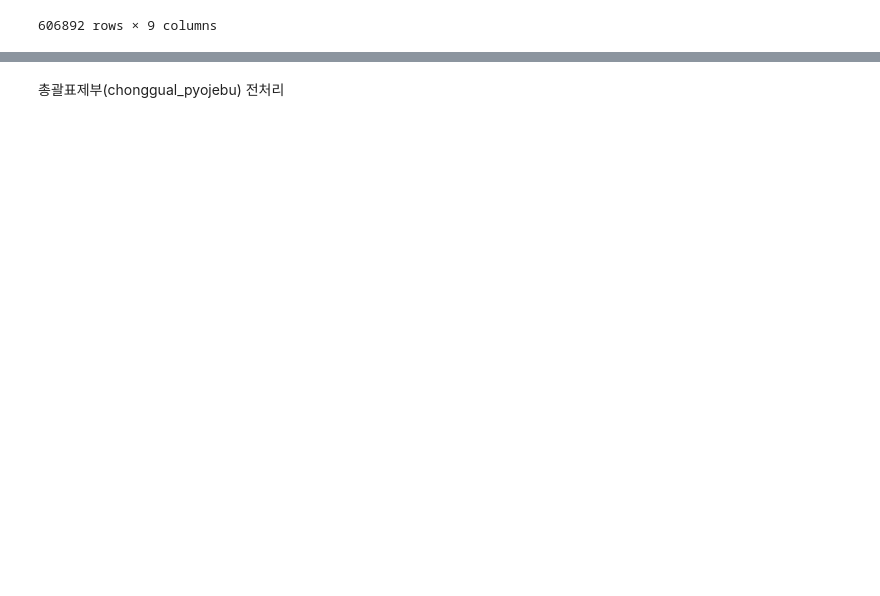
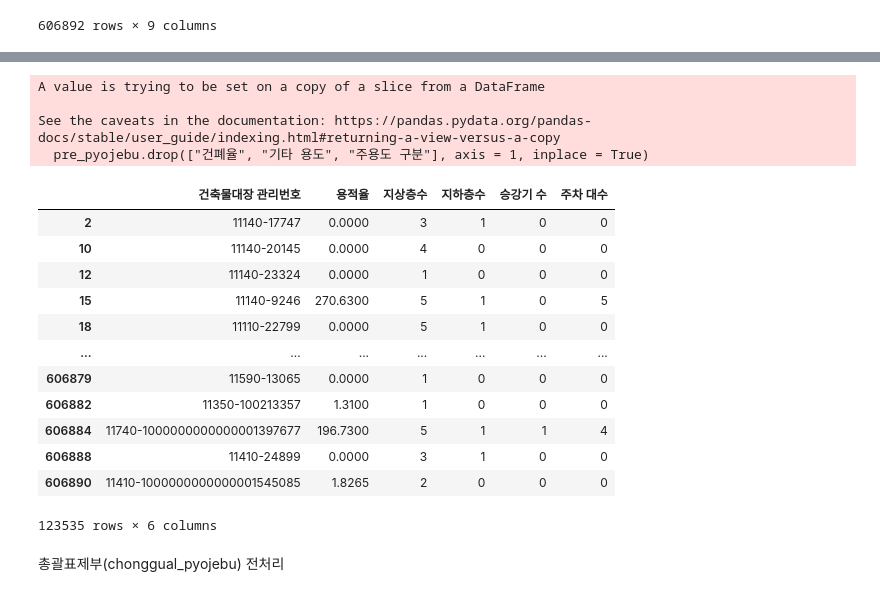
Before and after one commit to Capstone-4/BuildingPre, a Jupyter notebook: building.ipynb, the cells around one changed output, grey strips where cells are left out. Cells and saved outputs as stored; diff of their text form; code cells hidden in the pictures; blank space fills up the shorter version.

```diff
--- a/building.ipynb
+++ b/building.ipynb
@@ -242 +175,22 @@ pre_pyojebu
+# %%
+pre_pyojebu.drop(["건폐율", "기타 용도", "주용도 구분"], axis = 1, inplace = True)
+pre_pyojebu
+# %% [output]
+A value is trying to be set on a copy of a slice from a DataFrame
+
+See the caveats in the documentation: https://pandas.pydata.org/pandas-docs/stable/user_guide/indexing.html#returning-a-view-versus-a-copy
+  pre_pyojebu.drop(["건폐율", "기타 용도", "주용도 구분"], axis = 1, inplace = True)
+|  | 건축물대장 관리번호 | 용적율 | 지상층수 | 지하층수 | 승강기 수 | 주차 대수 |
+| 2 | 11140-17747 | 0.0000 | 3 | 1 | 0 | 0 |
+| 10 | 11140-20145 | 0.0000 | 4 | 0 | 0 | 0 |
+| 12 | 11140-23324 | 0.0000 | 1 | 0 | 0 | 0 |
+| 15 | 11140-9246 | 270.6300 | 5 | 1 | 0 | 5 |
+| 18 | 11110-22799 | 0.0000 | 5 | 1 | 0 | 0 |
+| ... | ... | ... | ... | ... | ... | ... |
+| 606879 | 11590-13065 | 0.0000 | 1 | 0 | 0 | 0 |
+| 606882 | 11350-100213357 | 1.3100 | 1 | 0 | 0 | 0 |
+| 606884 | 11740-1000000000000001397677 | 196.7300 | 5 | 1 | 1 | 4 |
+| 606888 | 11410-24899 | 0.0000 | 3 | 1 | 0 | 0 |
+| 606890 | 11410-1000000000000001545085 | 1.8265 | 2 | 0 | 0 | 0 |
+123535 rows × 6 columns
 # %%
```
Also changed, not shown: parts of 44 cells of this notebook, 21 other files.
